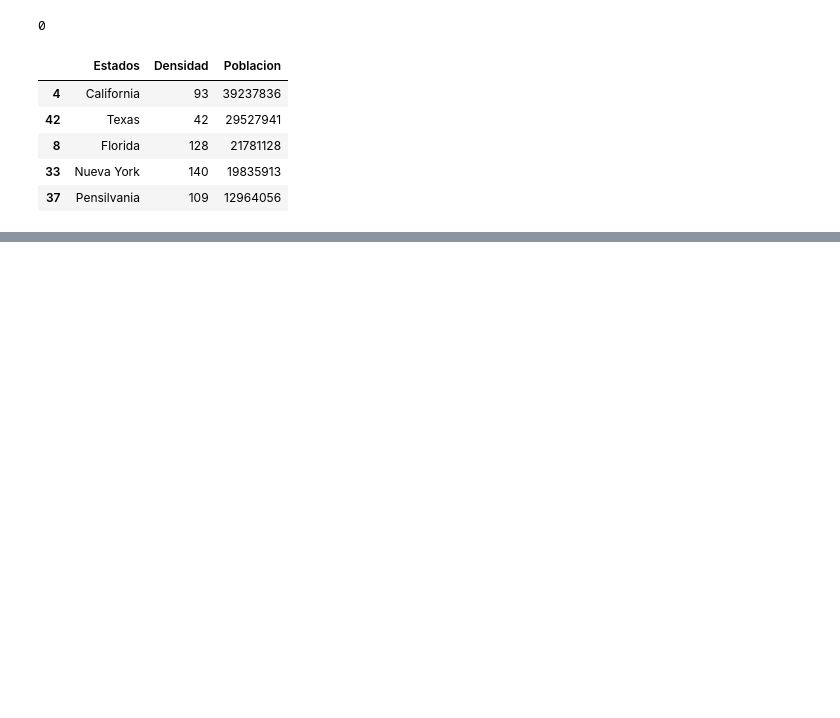
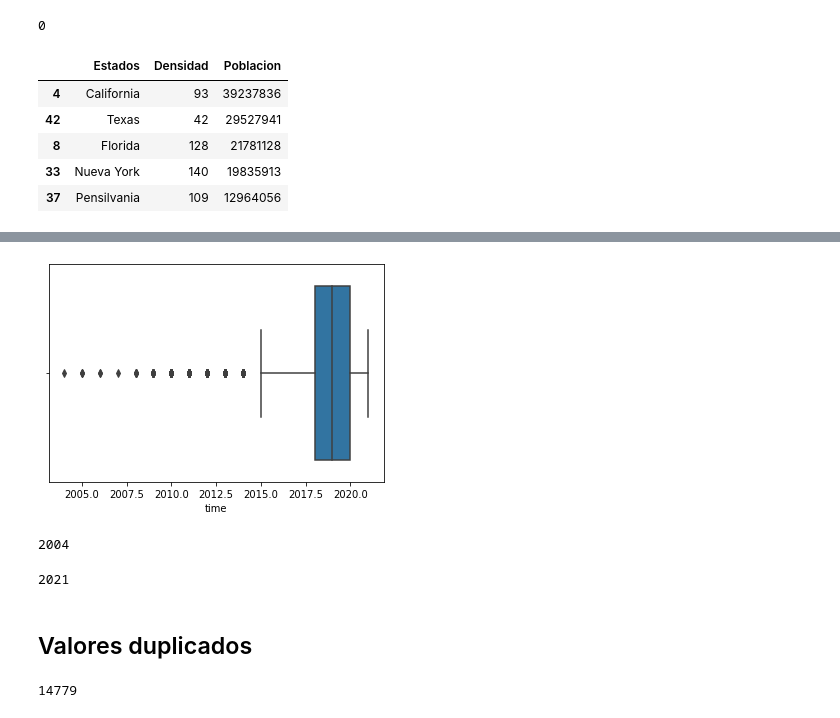
Before and after one commit to GastonOrphant/PG-YELP-GOOGLE-MAPS, a Jupyter notebook: EDA.ipynb, the cells around one changed output, grey strips where cells are left out. Saved outputs shown, nothing was run; the diff lists cells and outputs as text; code cells hidden in the pictures; blank space fills up the shorter version.

```diff
--- a/EDA.ipynb
+++ b/EDA.ipynb
@@ -67,0 +221,18 @@ plt.show()
+# %%
+''' hago un boxplot con los años de la columna time '''
+sns.boxplot(x=reviews_california['time'].dt.year, data = reviews_california)
+plt.show()
+# %% [output]
+[figure, added]
+# %%
+''' Año menor de los registros '''
+reviews_california['time'].dt.year.min()
+# %% [output]
+2004
+# %%
+''' Año mayor de los registros '''
+reviews_california['time'].dt.year.max()
+# %% [output]
+2021
+# %% [markdown]
+## Valores duplicados
@@ -67,0 +242,5 @@ plt.show()
+# %%
+''' Total de filas con valores duplicados '''
+reviews_california.duplicated().sum()
+# %% [output]
+14779
```
Also changed, not shown: parts of 152 cells of this notebook.
